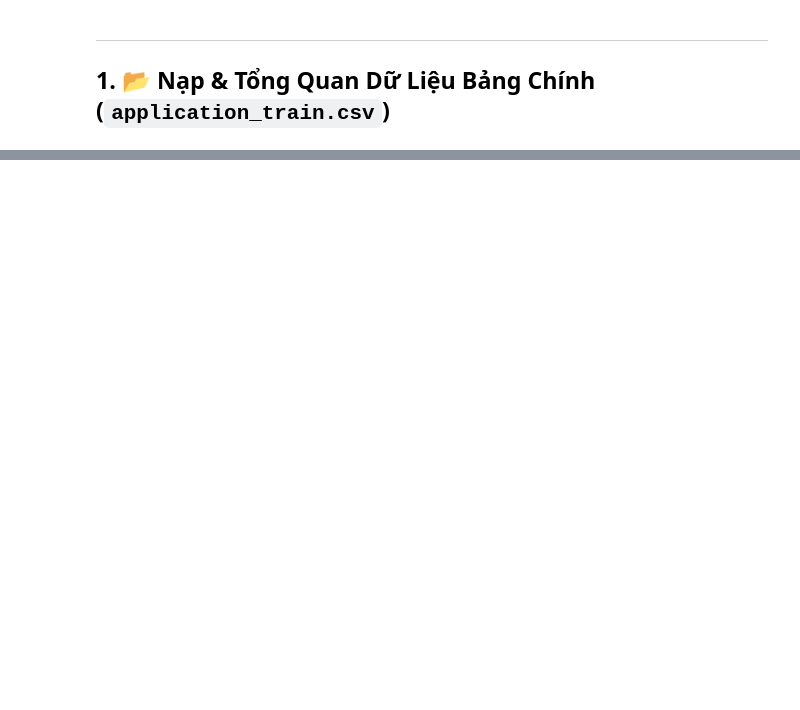
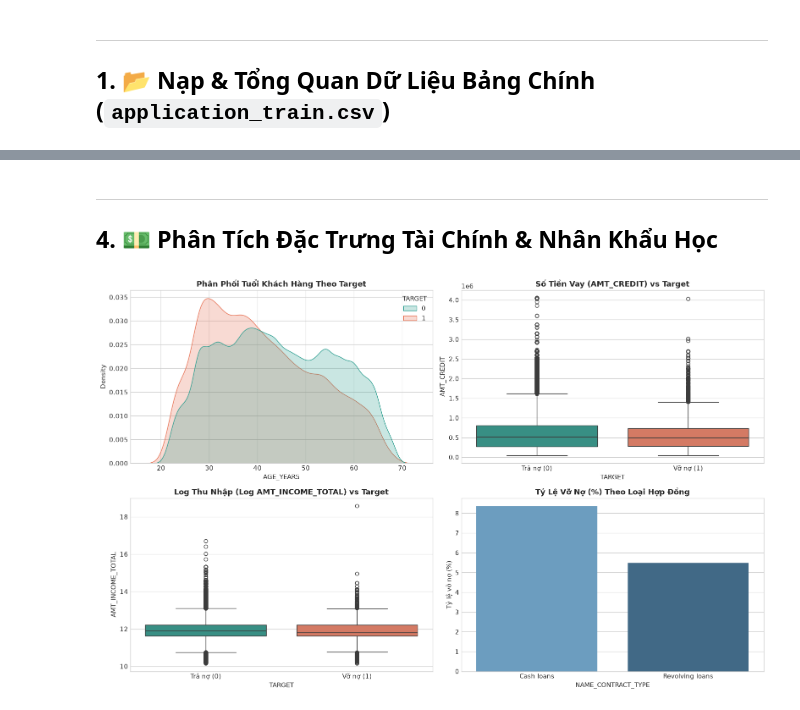
Before and after one commit to hoanglmv/T080-One_Last_Time, a Jupyter notebook: notebooks/01_eda_home_credit_default_risk.ipynb, the cells around one changed output, grey strips where cells are left out. Drawn from its saved outputs; the diff is of its cells as text; code cells hidden in the pictures; blank space fills up the shorter version.

```diff
--- a/notebooks/01_eda_home_credit_default_risk.ipynb
+++ b/notebooks/01_eda_home_credit_default_risk.ipynb
@@ -103,0 +99,35 @@ plt.show()
+# %% [markdown]
+---
+## 4. 💵 Phân Tích Đặc Trưng Tài Chính & Nhân Khẩu Học
+# %%
+# Chuyển đổi tuổi từ DAYS_BIRTH
+app_train['AGE_YEARS'] = abs(app_train['DAYS_BIRTH']) / 365.25
+
+fig, axes = plt.subplots(2, 2, figsize=(16, 10))
+
+# Phân phối độ tuổi theo Target
+sns.kdeplot(data=app_train, x='AGE_YEARS', hue='TARGET', common_norm=False, fill=True, ax=axes[0, 0], palette=['#2a9d8f', '#e76f51'])
+axes[0, 0].set_title('Phân Phối Tuổi Khách Hàng Theo Target', fontweight='bold')
+
+# Số tiền vay (AMT_CREDIT)
+sns.boxplot(data=app_train, x='TARGET', y='AMT_CREDIT', ax=axes[0, 1], palette=['#2a9d8f', '#e76f51'], hue='TARGET', legend=False)
+axes[0, 1].set_title('Số Tiền Vay (AMT_CREDIT) vs Target', fontweight='bold')
+axes[0, 1].set_xticks([0, 1])
+axes[0, 1].set_xticklabels(['Trả nợ (0)', 'Vỡ nợ (1)'])
+
+# Thu nhập tổng (AMT_INCOME_TOTAL - dùng log scale)
+sns.boxplot(data=app_train, x='TARGET', y=np.log1p(app_train['AMT_INCOME_TOTAL']), ax=axes[1, 0], palette=['#2a9d8f', '#e76f51'], hue='TARGET', legend=False)
+axes[1, 0].set_title('Log Thu Nhập (Log AMT_INCOME_TOTAL) vs Target', fontweight='bold')
+axes[1, 0].set_xticks([0, 1])
+axes[1, 0].set_xticklabels(['Trả nợ (0)', 'Vỡ nợ (1)'])
+
+# Loại hợp đồng khoản vay
+contract_churn = app_train.groupby('NAME_CONTRACT_TYPE')['TARGET'].mean() * 100
+sns.barplot(x=contract_churn.index, y=contract_churn.values, ax=axes[1, 1], palette='Blues_d', hue=contract_churn.index, legend=False)
+axes[1, 1].set_title('Tỷ Lệ Vỡ Nợ (%) Theo Loại Hợp Đồng', fontweight='bold')
+axes[1, 1].set_ylabel('Tỷ lệ vỡ nợ (%)')
+
+plt.tight_layout()
+plt.show()
+# %% [output]
+[figure, added]
```
Also changed, not shown: parts of 19 cells of this notebook, 7 other files.
